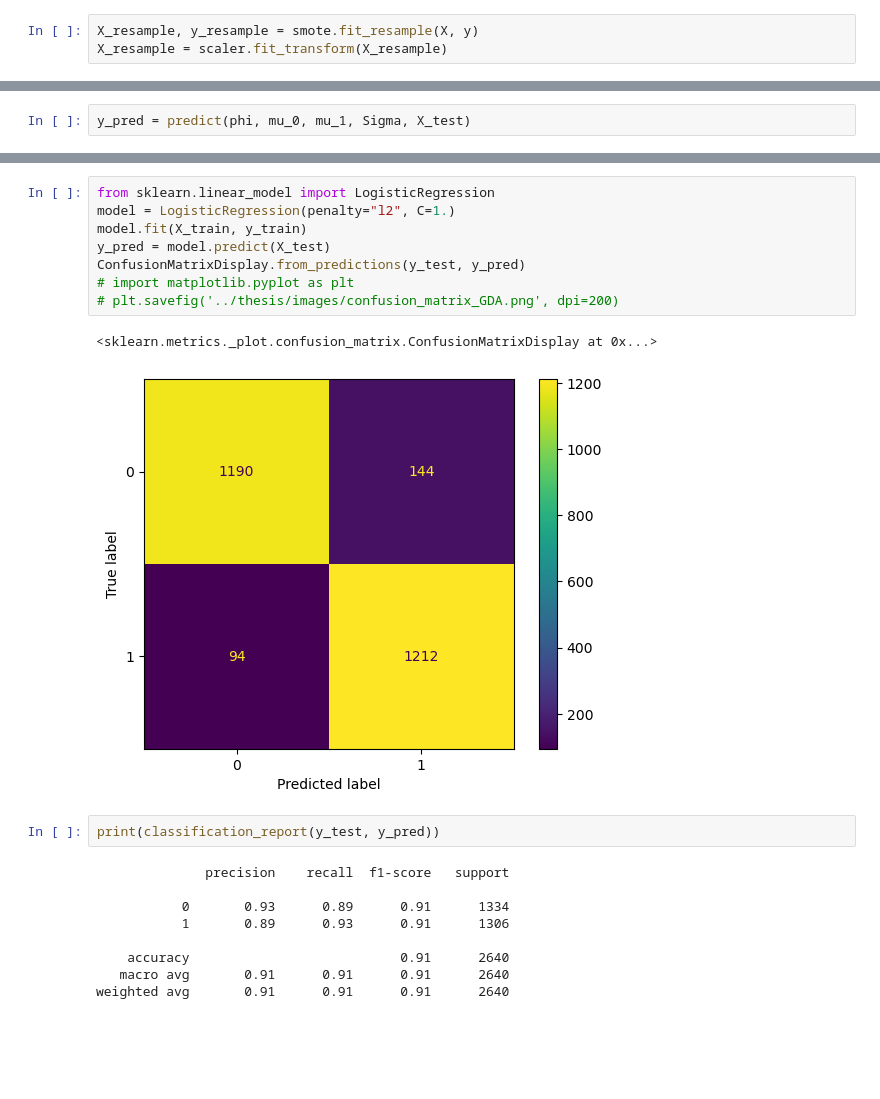
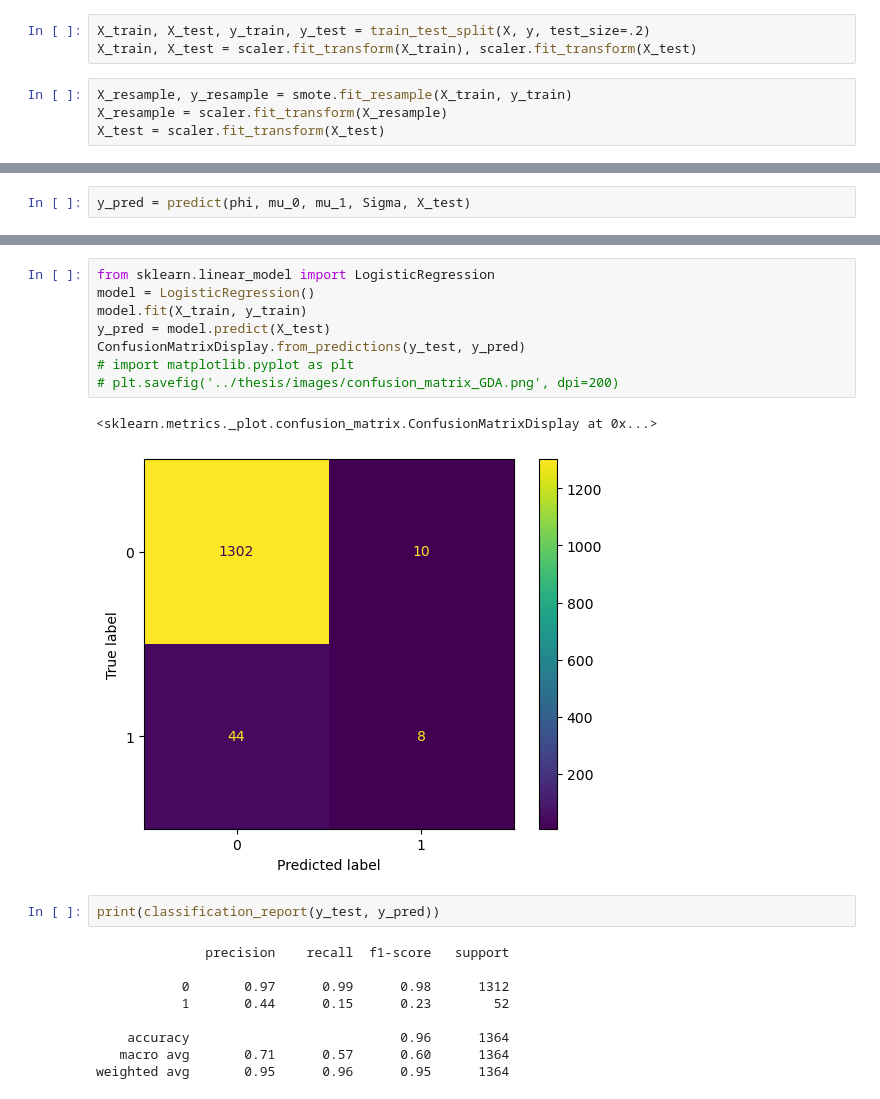
Before and after one commit to Mr-Wonderfool/Company-Bankruptcy-Prediction, a Jupyter notebook: models/GDA.ipynb, the cells around one changed output, grey strips where cells are left out. Drawn from its saved outputs; the diff is of its cells as text; blank space fills up the shorter version.

```diff
--- a/models/GDA.ipynb
+++ b/models/GDA.ipynb
@@ -31,9 +31,13 @@ y = data_all[target]
 - **use original data to calculate $\phi$**
 # %%
 phi = np.mean(y) # this is tricky but not considered as using test data
+# %%
+X_train, X_test, y_train, y_test = train_test_split(X, y, test_size=.2)
+X_train, X_test = scaler.fit_transform(X_train), scaler.fit_transform(X_test)
 # %%
-X_resample, y_resample = smote.fit_resample(X, y)
+X_resample, y_resample = smote.fit_resample(X_train, y_train)
 X_resample = scaler.fit_transform(X_resample)
+X_test = scaler.fit_transform(X_test)
 # %%
 X_train, X_test, y_train, y_test = train_test_split(X_resample, y_resample, test_size=.2, random_state=42)
 # %% [markdown]
@@ -84,22 +103,22 @@ ConfusionMatrixDisplay.from_predictions(y_test, y_pred)
 # %%
 from sklearn.linear_model import LogisticRegression
-model = LogisticRegression(penalty="l2", C=1.)
+model = LogisticRegression()
 model.fit(X_train, y_train)
 y_pred = model.predict(X_test)
 ConfusionMatrixDisplay.from_predictions(y_test, y_pred)
 # import matplotlib.pyplot as plt
 # plt.savefig('../thesis/images/confusion_matrix_GDA.png', dpi=200)
 # %% [output]
 <sklearn.metrics._plot.confusion_matrix.ConfusionMatrixDisplay at 0x...>
-[figure, old version]
+[figure, new version]
 # %%
 print(classification_report(y_test, y_pred))
 # %% [output]
               precision    recall  f1-score   support
 
-           0       0.93      0.89      0.91      1334
-           1       0.89      0.93      0.91      1306
+           0       0.97      0.99      0.98      1312
+           1       0.44      0.15      0.23        52
 
-    accuracy                           0.91      2640
-   macro avg       0.91      0.91      0.91      2640
-weighted avg       0.91      0.91      0.91      2640
+    accuracy                           0.96      1364
+   macro avg       0.71      0.57      0.60      1364
+weighted avg       0.95      0.96      0.95      1364
```
Also changed, not shown: parts of 4 cells of this notebook, 22 other files.
